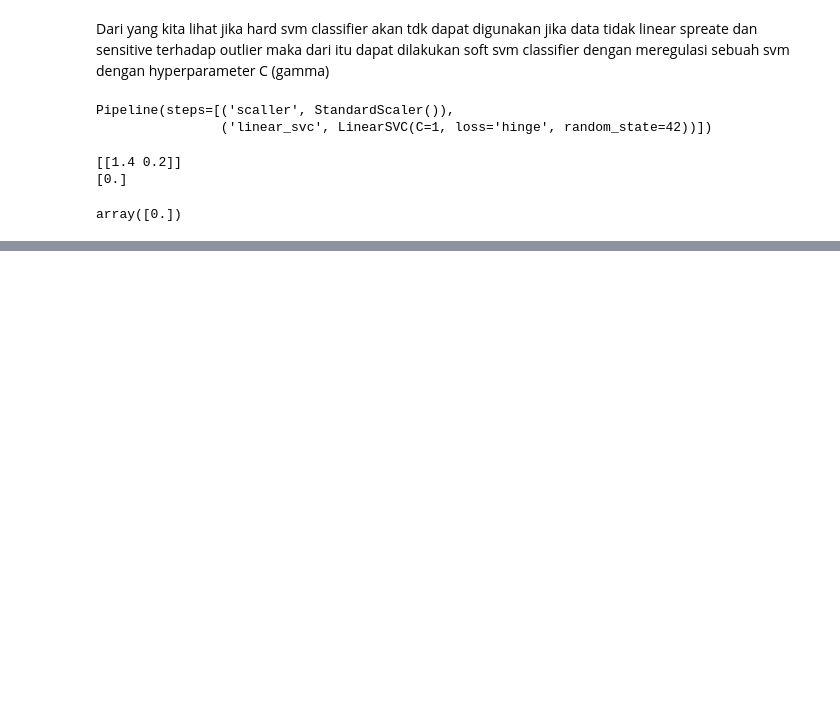
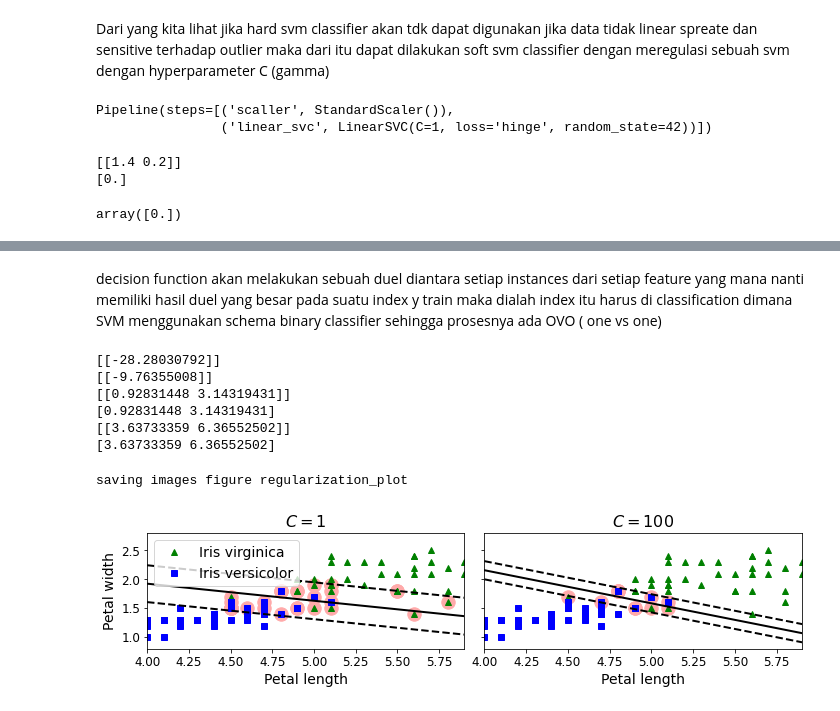
Before and after one commit to TeguhPermana666/Excercise-SVM, a Jupyter notebook: linear.ipynb, the cells around one changed output, grey strips where cells are left out. Drawn from its saved outputs; the diff is of its cells as text; code cells hidden in the pictures; blank space fills up the shorter version.

Commit message:
[ Linear Model on classifier iris virginicia ]

```diff
--- a/linear.ipynb
+++ b/linear.ipynb
@@ -289,0 +311,65 @@ array([0.])
+# %% [markdown]
+decision function akan melakukan sebuah duel diantara setiap instances dari setiap feature yang mana nanti memiliki hasil duel yang besar pada suatu index y train maka dialah index itu harus di classification dimana
+SVM menggunakan schema binary classifier sehingga prosesnya ada OVO ( one vs one)
+# %%
+# convert to unscalled paramters
+b1 = svm_clf_soft_1.decision_function([-scaler.mean_ / scaler.scale_])
+b2 = svm_clf_soft_2.decision_function([-scaler.mean_ / scaler.scale_])
+w1 = svm_clf_soft_1.coef_[0] / scaler.scale_
+w2 = svm_clf_soft_2.coef_[0] / scaler.scale_
+
+# change the intercept and coef through theta
+# convert the x
+svm_clf_soft_1.coef_ = np.array([w1])
+svm_clf_soft_2.coef_ = np.array([w2])
+#convert the constanta
+svm_clf_soft_1.intercept_ = np.array([b1])
+svm_clf_soft_2.intercept_ = np.array([b2])
+
+# if we used the linear svc cant be find automatic the support vector
+# find the support vectors
+t = y * 2 - 1
+support_vectors_idx1 = (t * (X.dot(w1) + b1) <1 ).ravel()
+support_vectors_idx2 = (t * (X.dot(w2) + b2) <1 ).ravel()
+svm_clf_soft_1.support_vectors_ = X[support_vectors_idx1]
+svm_clf_soft_2.support_vectors_ = X[support_vectors_idx2]
+# %%
+print(np.array([b2]))
+print(np.array([b1]))
+
+print(svm_clf_soft_1.coef_)
+print(w1)
+print(svm_clf_soft_2.coef_)
+print(w2)
+# %% [output]
+[[-28.28030792]]
+[[-9.76355008]]
+[[0.92831448 3.14319431]]
+[0.92831448 3.14319431]
+[[3.63733359 6.36552502]]
+[3.63733359 6.36552502]
+# %%
+fig, axes = plt.subplots(ncols=2, figsize=(10,2.7), sharey=True)
+
+plt.sca(axes[0])
+plt.plot(X[:, 0][y==1], X[:, 1][y==1], "g^", label="Iris virginica")
+plt.plot(X[:, 0][y==0], X[:, 1][y==0], "bs", label="Iris versicolor")
+plot_svc_boundary(svm_clf_soft_1, 4, 5.9)
+plt.xlabel("Petal length", fontsize=14)
+plt.ylabel("Petal width", fontsize=14)
+plt.legend(loc="upper left", fontsize=14)
+plt.title("$C = {}$".format(svm_clf_soft_1.C), fontsize=16)
+plt.axis([4, 5.9, 0.8, 2.8])
+
+plt.sca(axes[1])
+plt.plot(X[:, 0][y==1], X[:, 1][y==1], "g^")
+plt.plot(X[:, 0][y==0], X[:, 1][y==0], "bs")
+plot_svc_boundary(svm_clf_soft_2, 4, 5.99)
+plt.xlabel("Petal length", fontsize=14)
+plt.title("$C = {}$".format(svm_clf_soft_2.C), fontsize=16)
+plt.axis([4, 5.9, 0.8, 2.8])
+
+save_fig("regularization_plot")
+# %% [output]
+saving images figure regularization_plot
+[figure, added]
```
Also changed, not shown: parts of 2 cells of this notebook, 1 other file.
